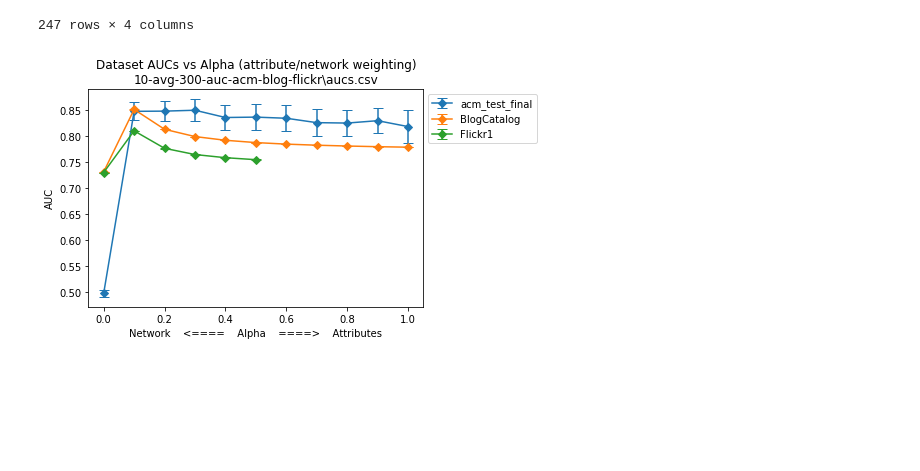
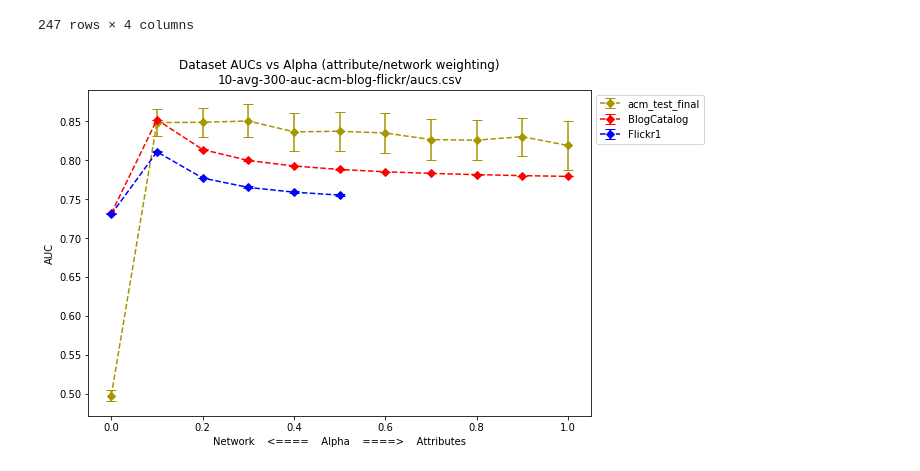
Before and after one commit to rs-1/GCN_AnomalyDetection, a Jupyter notebook: gae/output/graph-avg-aucs.ipynb, the cells around one changed output. Cells and saved outputs as stored; diff of their text form; code cells hidden in the pictures; blank space fills up the shorter version.

Commit message:
Consolidate graph generation

```diff
--- a/gae/output/graph-avg-aucs.ipynb
+++ b/gae/output/graph-avg-aucs.ipynb
@@ -16,3 +7,14 @@ TARG_FILE = os.path.join(TARG_DIR, TARG_NAME)
+# %%
+DATASETS = {
+    'acm_test_final': '#a89500',
+    'BlogCatalog': 'red',
+    'Flickr1': 'blue',
+}
+
+#Uncomment for 100 epochs avg
+#TARG_FILE = '07-raw-avg-100-auc-acm-blog-flickr/aucs.csv'
+#Uncomment for 300 epochs avg
+TARG_FILE = '10-avg-300-auc-acm-blog-flickr/aucs.csv'
 # %%
 df = pd.read_csv(TARG_FILE, names=['Source', 'Alpha', 'AUC', 'CumulativeTime'])
 #Uncomment to zoom in on higher alphas
@@ -33,17 +35,20 @@ df
 | 246 | acm_test_final | 1.0 | 0.839764 | 71483 |
 247 rows × 4 columns
 # %%
+SCALE = 1.5
+plt.figure(figsize=tuple(SCALE*i for i in plt.rcParams['figure.figsize']))
+
 for d in DATASETS:
     desc = df[ df['Source']==d ].groupby('Alpha').describe()
     alphas = desc.index
     aucs = desc[('AUC',  'mean')]
     stds = desc[('AUC',  'std')]
-    plt.errorbar(x=alphas, y=aucs, yerr=stds, capsize=5, marker='D', label=d)
+    plt.errorbar(x=alphas, y=aucs, yerr=stds, label=d, color=DATASETS[d], marker='D', linestyle='dashed', capsize=5)
 
 plt.xlabel('Network    <====    Alpha    ====>    Attributes')
 plt.ylabel('AUC')
 plt.title(f'Dataset AUCs vs Alpha (attribute/network weighting)\n{TARG_FILE}')
 plt.legend(bbox_to_anchor=(1, 1))
 plt.show()
 # %% [output]
-[figure, old version]
+[figure, new version]
```
Also changed, not shown: parts of 1 cell of this notebook, 1 other file.
